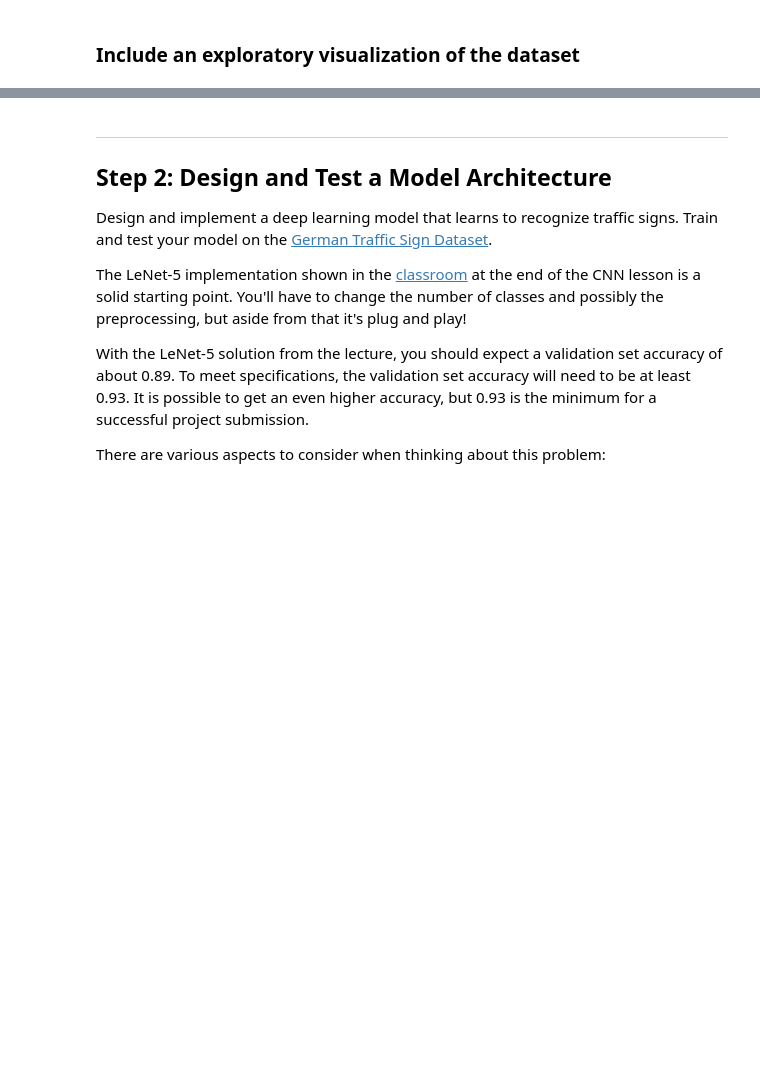
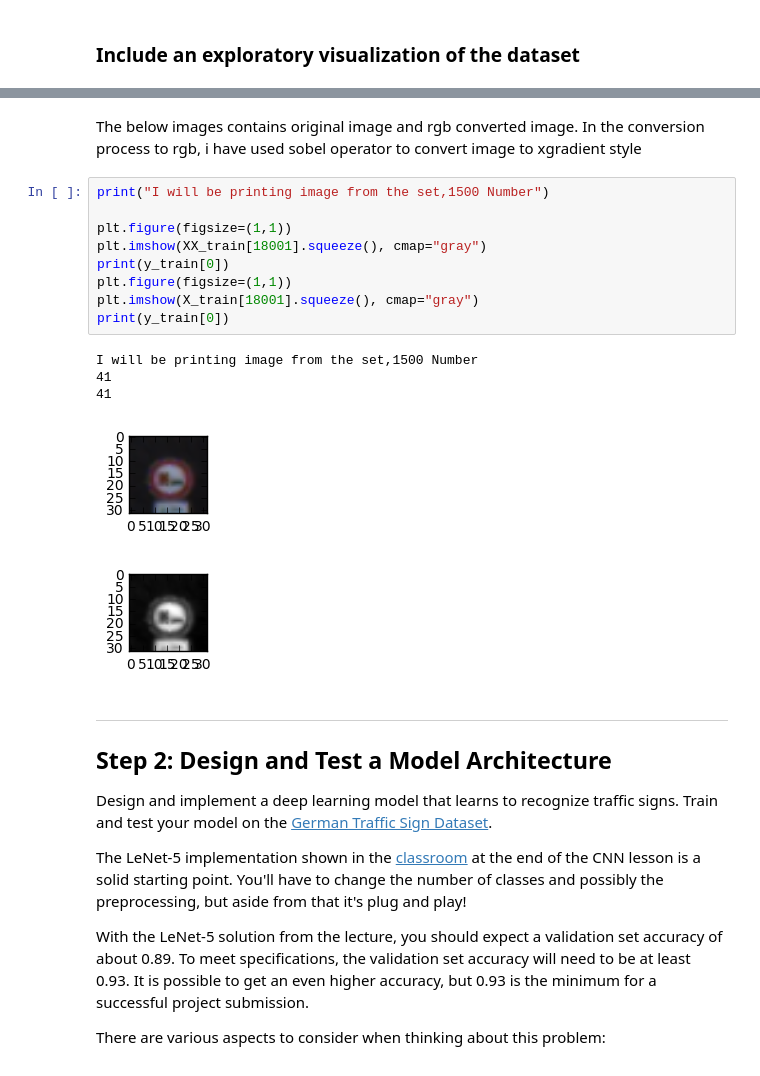
Before and after one commit to anoop6543/TrafficSignalIdentification, a Jupyter notebook: Traffic_Sign_Classifier.ipynb, the cells around one changed output, grey strips where cells are left out. Cells and saved outputs as stored; diff of their text form; blank space fills up the shorter version.

```diff
--- a/Traffic_Sign_Classifier.ipynb
+++ b/Traffic_Sign_Classifier.ipynb
@@ -153,3 +199,21 @@ print(y_train[index4])
+# %% [markdown]
+The below images contains original image and rgb converted image.
+In the conversion process to rgb, i have used sobel operator to convert image to xgradient style
+# %%
+print("I will be printing image from the set,1500 Number")
+
+plt.figure(figsize=(1,1))
+plt.imshow(XX_train[18001].squeeze(), cmap="gray")
+print(y_train[0])
+plt.figure(figsize=(1,1))
+plt.imshow(X_train[18001].squeeze(), cmap="gray")
+print(y_train[0])
+# %% [output]
+I will be printing image from the set,1500 Number
+41
+41
+[figure, added]
+[figure, added]
 # %% [markdown]
 ----
 
```
Also changed, not shown: parts of 36 cells of this notebook, 14 other files.
